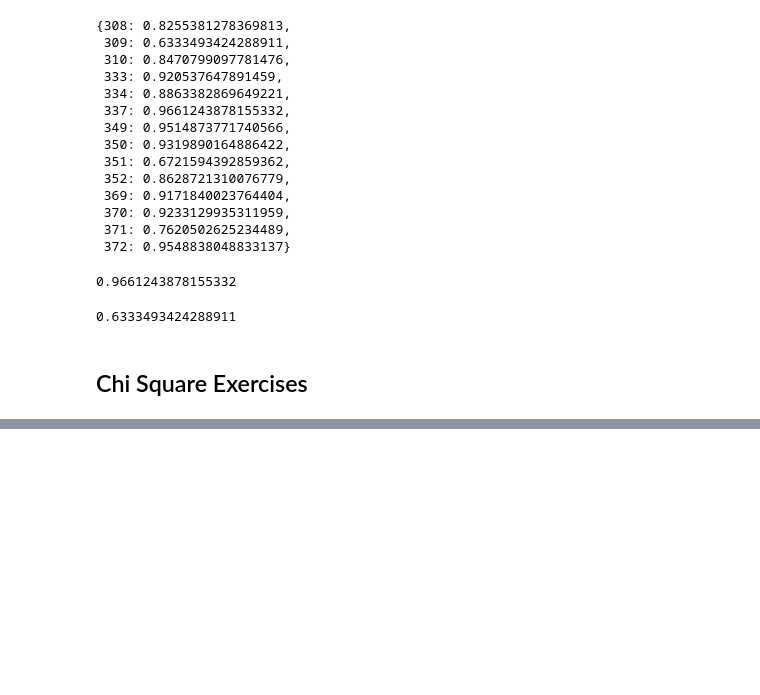
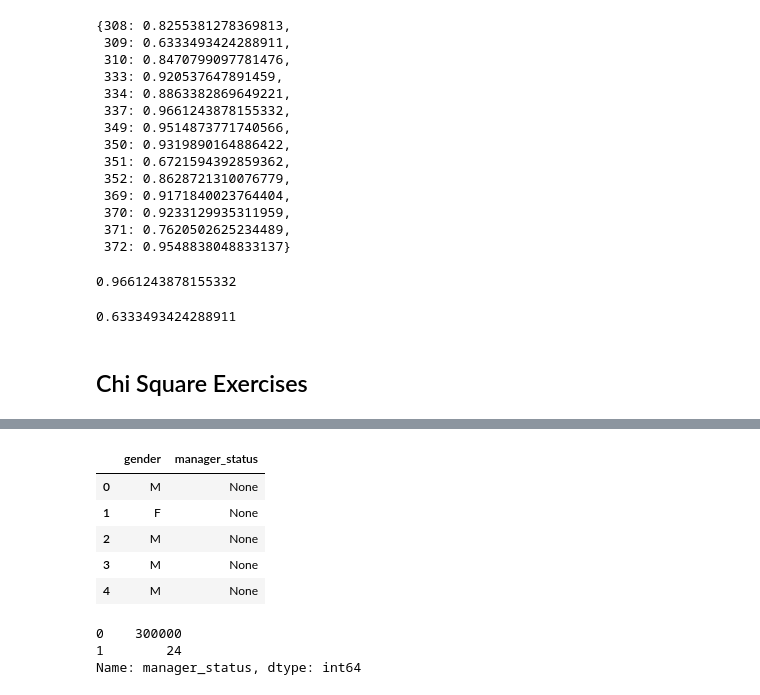
Before and after one commit to ArnolValadez/statistics-exercises, a Jupyter notebook: hypothesis_testing.ipynb, the cells around one changed output, grey strips where cells are left out. Drawn from its saved outputs; the diff is of its cells as text; code cells hidden in the pictures; blank space fills up the shorter version.

```diff
--- a/hypothesis_testing.ipynb
+++ b/hypothesis_testing.ipynb
@@ -477,0 +742,14 @@ from sqlalchemy import create_engine
+# %%
+query = '''SELECT e.gender, dm.dept_no AS manager_status
+FROM employees e
+LEFT JOIN dept_manager dm ON dm.emp_no = e.emp_no'''
+# %%
+gender_mngr = pd.read_sql(query, conn)
+gender_mngr.head()
+# %% [output]
+|  | gender | manager_status |
+| 0 | M | None |
+| 1 | F | None |
+| 2 | M | None |
+| 3 | M | None |
+| 4 | M | None |
@@ -477,0 +760,6 @@ from sqlalchemy import create_engine
+# %%
+gender_mngr.manager_status.value_counts()
+# %% [output]
+0    300000
+1        24
+Name: manager_status, dtype: int64
```
Also changed, not shown: parts of 29 cells of this notebook.
